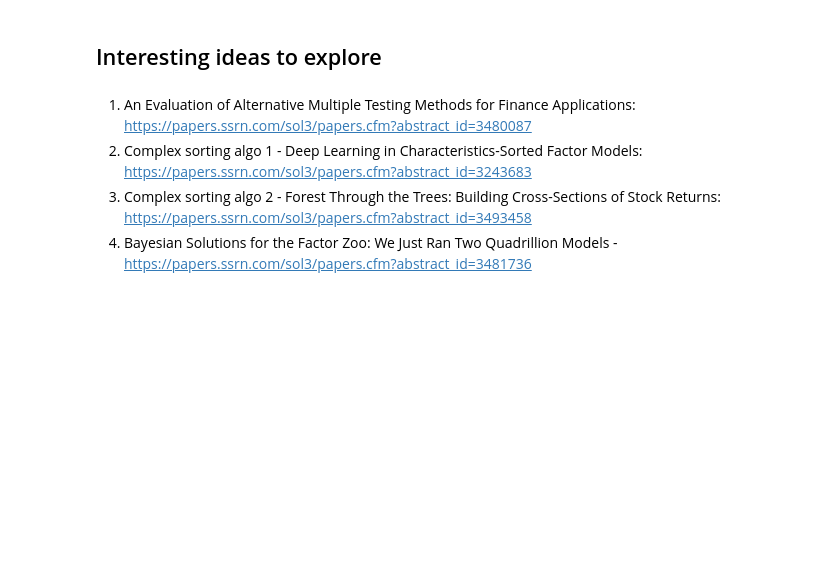
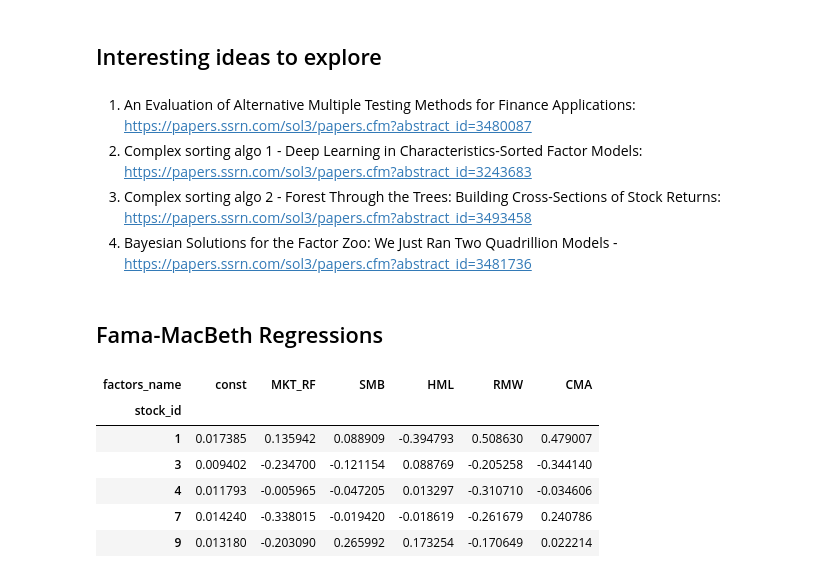
Before and after one commit to wingkit1202/ml_factor_investing, a Jupyter notebook: Chapter 3.ipynb, the cells around one changed output. Saved outputs shown, nothing was run; the diff lists cells and outputs as text; code cells hidden in the pictures; blank space fills up the shorter version.

```diff
--- a/Chapter 3.ipynb
+++ b/Chapter 3.ipynb
@@ -211,3 +214,14 @@ plt.show()
 2. Complex sorting algo 1 - Deep Learning in Characteristics-Sorted Factor Models: https://papers.ssrn.com/sol3/papers.cfm?abstract_id=3243683
 3. Complex sorting algo 2 - Forest Through the Trees: Building Cross-Sections of Stock Returns: https://papers.ssrn.com/sol3/papers.cfm?abstract_id=3493458
 4. Bayesian Solutions for the Factor Zoo: We Just Ran Two Quadrillion Models - https://papers.ssrn.com/sol3/papers.cfm?abstract_id=3481736
+# %% [markdown]
+## Fama-MacBeth Regressions
+# %%
+stock_ids_short = []
+stock_days = []
+stock_ids = data_ml['stock_id'].unique()
+stock_days = data_ml[['date', 'stock_id']].groupby(['stock_id']).count().reset_index()
+stock_ids_short = stock_days.loc[stock_days['date'] == (stock_days['date'].max())]
+stock_ids_short = stock_ids_short['stock_id'].unique()
+is_stock_ids_short = data_ml['stock_id'].isin(stock_ids_short)
+returns = data_ml[is_stock_ids_short].pivot(index='date', columns='stock_id', values='R1M_Usd')
@@ -213,0 +260,10 @@ plt.show()
+# %%
+reg_result.head()
+# %% [output]
+| factors_name | const | MKT_RF | SMB | HML | RMW | CMA |
+| stock_id |  |  |  |  |  |  |
+| 1 | 0.017385 | 0.135942 | 0.088909 | -0.394793 | 0.508630 | 0.479007 |
+| 3 | 0.009402 | -0.234700 | -0.121154 | 0.088769 | -0.205258 | -0.344140 |
+| 4 | 0.011793 | -0.005965 | -0.047205 | 0.013297 | -0.310710 | -0.034606 |
+| 7 | 0.014240 | -0.338015 | -0.019420 | -0.018619 | -0.261679 | 0.240786 |
+| 9 | 0.013180 | -0.203090 | 0.265992 | 0.173254 | -0.170649 | 0.022214 |
```
Also changed, not shown: parts of 10 cells of this notebook.
